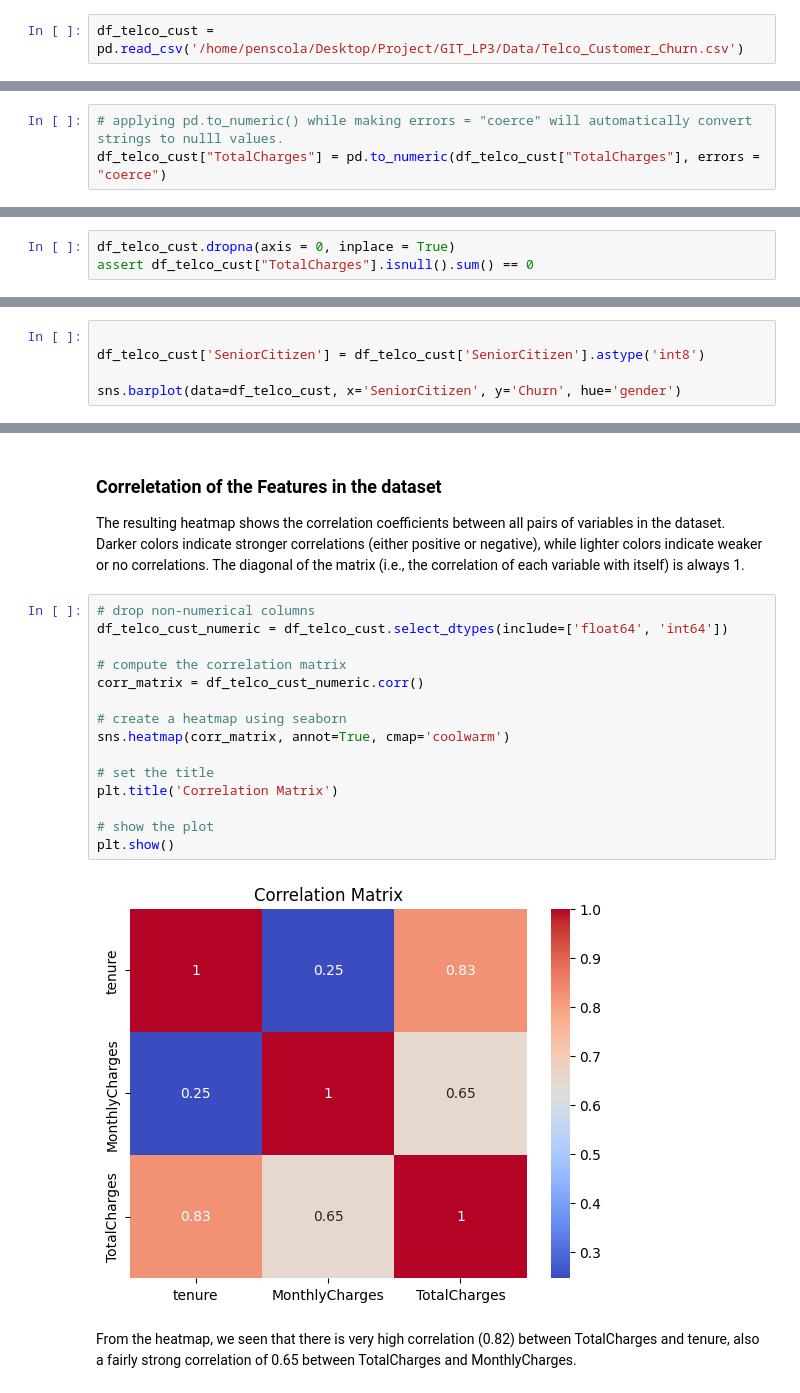
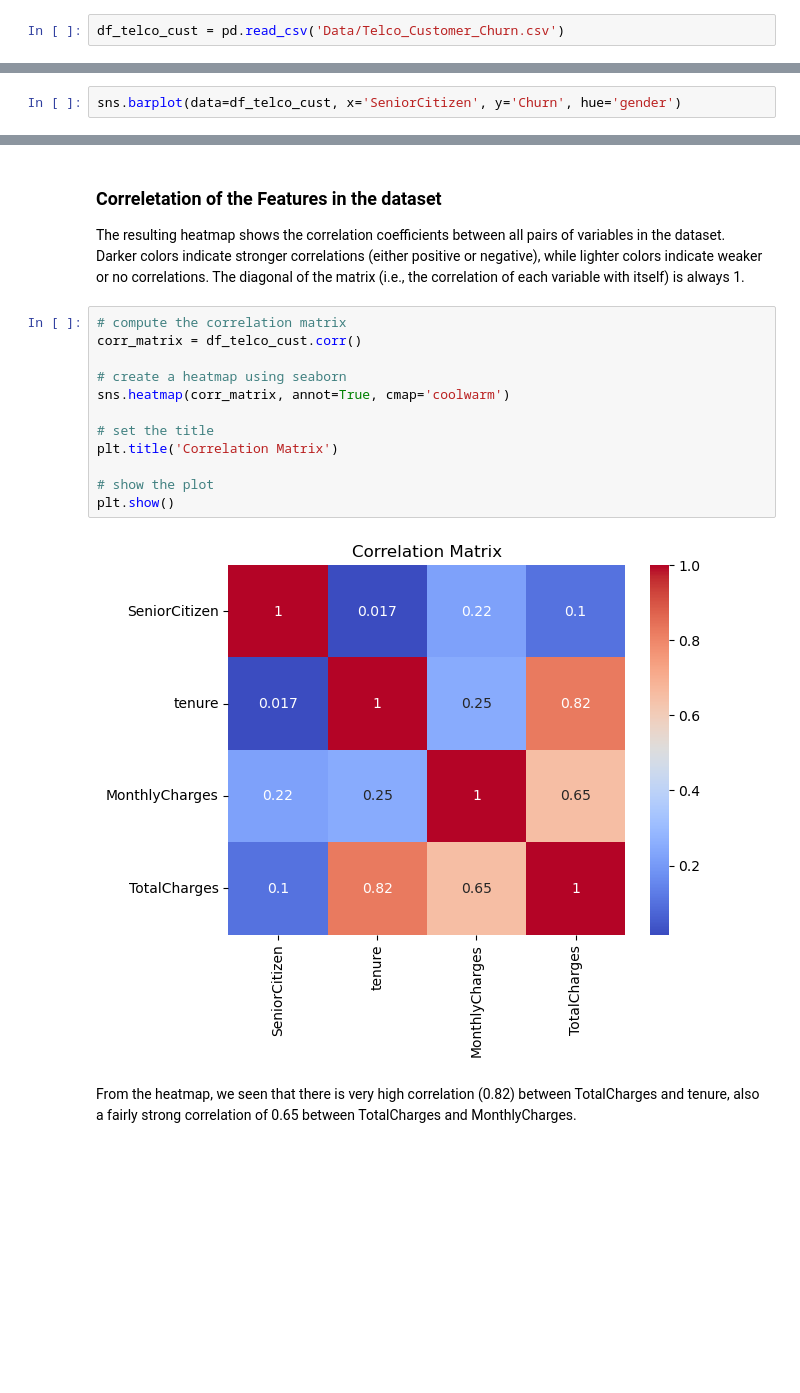
Before and after one commit to Jauloma/GIT_LP3, a Jupyter notebook: Code/Customer Churn_LP3.ipynb, the cells around one changed output, grey strips where cells are left out. Cells and saved outputs as stored; diff of their text form; blank space fills up the shorter version.

```diff
--- a/Code/Customer Churn_LP3.ipynb
+++ b/Code/Customer Churn_LP3.ipynb
@@ -103,7 +108,7 @@ import shap
 # [4] Getting the Data
 - We shall use one csv file called Telco_Customer_Churn.csv in this project
 # %%
-df_telco_cust = pd.read_csv('/home/penscola/Desktop/Project/GIT_LP3/Data/Telco_Customer_Churn.csv')
+df_telco_cust = pd.read_csv('Data/Telco_Customer_Churn.csv')
 # %%
 # See first 5 rows of df_telco_cust
 
@@ -172,3 +146,0 @@ We can safely convert it to <b>null value</b>. We have <b>11</b> of those little
-# %%
-# applying pd.to_numeric() while making errors = "coerce" will automatically convert strings to nulll values.
-df_telco_cust["TotalCharges"] = pd.to_numeric(df_telco_cust["TotalCharges"], errors = "coerce")
@@ -209,3 +170,0 @@ dtype: int64
-# %%
-df_telco_cust.dropna(axis = 0, inplace = True)
-assert df_telco_cust["TotalCharges"].isnull().sum() == 0
@@ -675,8 +630,5 @@ The code below creates a bar plot using the Seaborn library.
 - The hue parameter specifies the column to use to distinguish the different bars in the plot. In this case, the hue parameter is set to 'gender', which means that the bars are grouped by gender.
 - The resulting plot shows the count of churned and non-churned customers based on whether they are senior citizens or not, with bars distinguished by gender.
 # %%
-
-df_telco_cust['SeniorCitizen'] = df_telco_cust['SeniorCitizen'].astype('int8')
-
 sns.barplot(data=df_telco_cust, x='SeniorCitizen', y='Churn', hue='gender')
 # %% [output]
@@ -798,22 +750,19 @@ From the stack-bar chart it appears that those who churn most are those with Ele
 ### Correletation of the Features in the dataset
 The resulting heatmap shows the correlation coefficients between all pairs of variables in the dataset. Darker colors indicate stronger correlations (either positive or negative), while lighter colors indicate weaker or no correlations. The diagonal of the matrix (i.e., the correlation of each variable with itself) is always 1.
 # %%
-# drop non-numerical columns
-df_telco_cust_numeric = df_telco_cust.select_dtypes(include=['float64', 'int64'])
-
 # compute the correlation matrix
-corr_matrix = df_telco_cust_numeric.corr()
+corr_matrix = df_telco_cust.corr()
 
 # create a heatmap using seaborn
 sns.heatmap(corr_matrix, annot=True, cmap='coolwarm')
 
 # set the title
 plt.title('Correlation Matrix')
 
 # show the plot
 plt.show()
 # %% [output]
-[figure, old version]
+[figure, new version]
 # %% [markdown]
 From the heatmap, we seen that there is very high correlation (0.82) between TotalCharges and tenure, also a fairly strong correlation of 0.65 between TotalCharges and MonthlyCharges.
 # %% [markdown]
```
Also changed, not shown: parts of 175 cells of this notebook, 6 other files.
